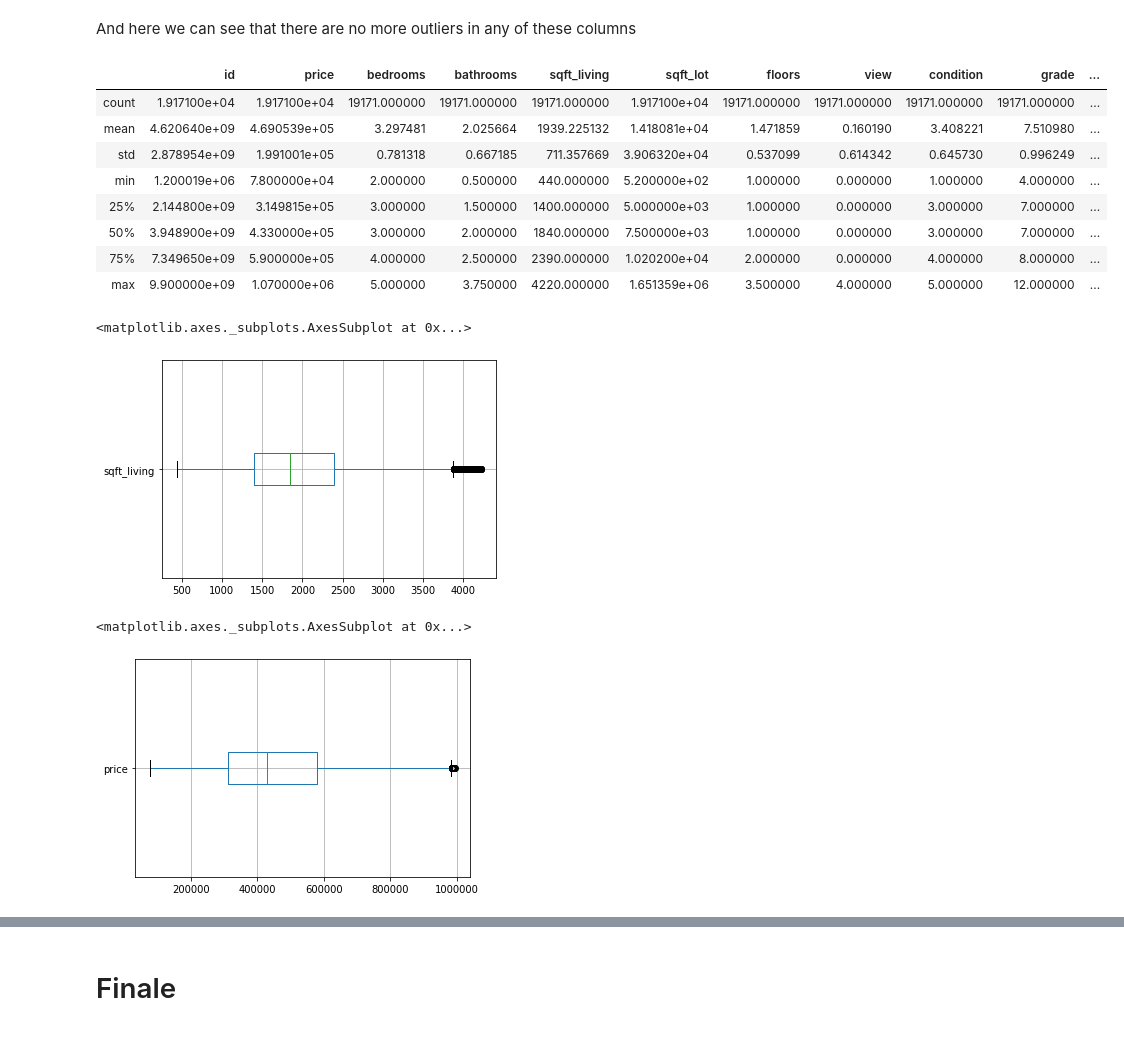
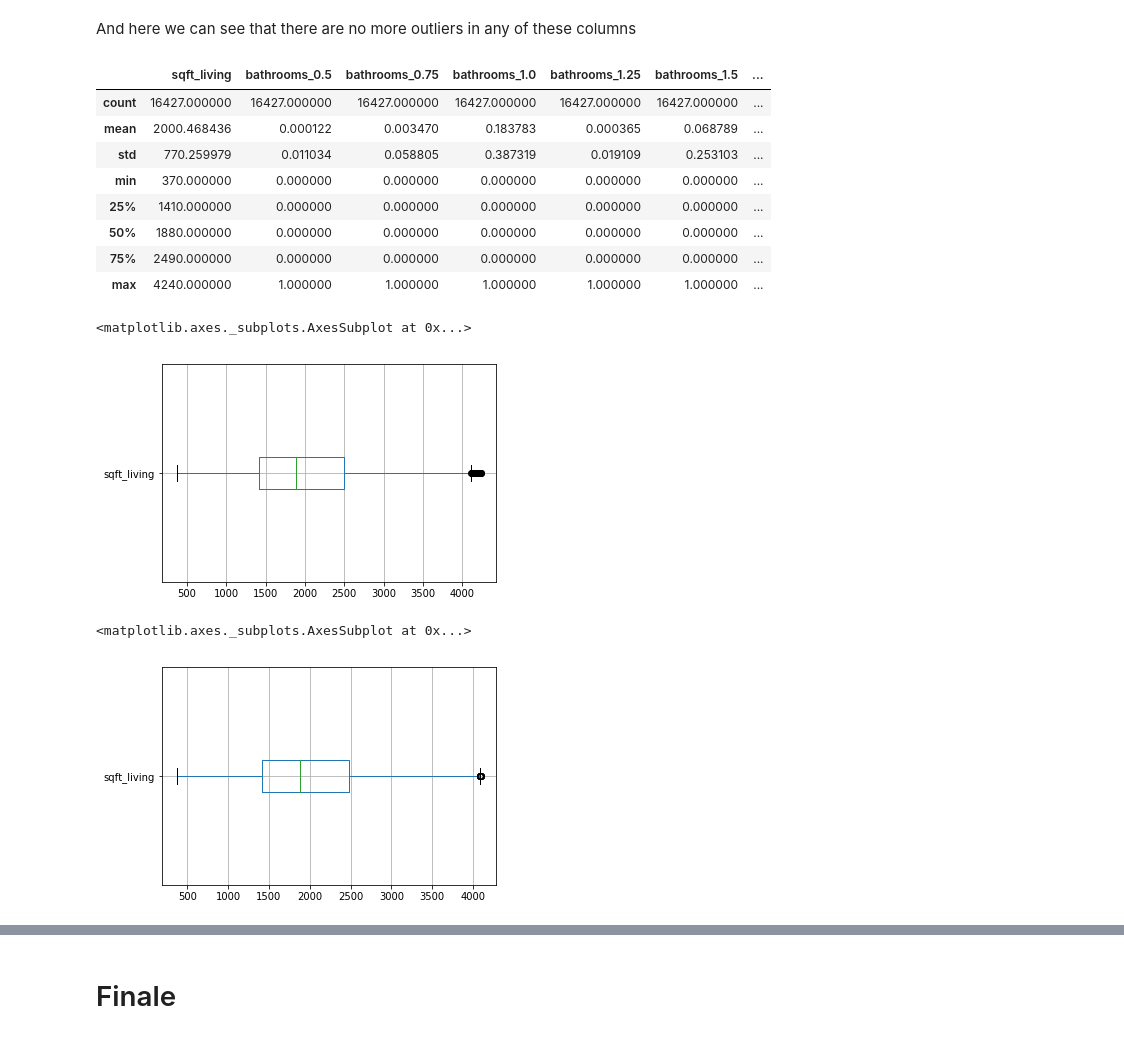
Before and after one commit to jonnelbenjamin/coachmod4project, a Jupyter notebook: 2_data_cleaning.ipynb, the cells around one changed output, grey strips where cells are left out. Drawn from its saved outputs; the diff is of its cells as text; code cells hidden in the pictures.

```diff
--- a/2_data_cleaning.ipynb
+++ b/2_data_cleaning.ipynb
@@ -138,0 +101,6 @@ ValueError: The indices for endog and exog are not aligned
+# %%
+
+categorical_features = ['bathrooms','bedrooms','zipcode','yr_built','grade','condition','view','floors']
+for feature in categorical_features:
+    kcdf[feature] = kcdf[feature].astype('category')
+kcdf.info()
@@ -191,2 +179,17 @@ stripped leading/trailing spaces from all cells of string type
+# %%
+categorial_columns = ['bathrooms','bedrooms','grade','view','floors']
+non_categorial_columns = ['id','date','sqft_lot','condition','yr_built','zipcode','sqft_living15', 'sqft_lot15']
+dummies_df = pd.get_dummies(kcdf, columns=categorial_columns).drop(columns=non_categorial_columns)
+# %%
+# This is
+
+# This sets X to a dataframe consisting of columns with dummy variables & without extra columns
+X = dummies_df.drop(columns=['price'])
+
+# this simply sets y to the price column of the dataframe
+y = dummies_df['price']
+
+# This runs a train/test split with .20 of the data.
+X_train, X_test, y_train, y_test = train_test_split(X, y, test_size = 0.2, random_state=40)
 # %% [markdown]
 And we also want to run a quick check for duplicates.
@@ -230,27 +225,29 @@ kcdf = remove_outliers(kcdf, columns_with_outliers)
+# %%
+X_train = remove_outliers(X_train,['sqft_living'])
 # %% [markdown]
 And here we can see that there are no more outliers in any of these columns
 # %%
-kcdf.describe()
+X_train.describe()
 # %% [output]
-|  | id | price | bedrooms | bathrooms | sqft_living | sqft_lot | floors | view | condition | grade | ... |
-| count | 1.917100e+04 | 1.917100e+04 | 19171.000000 | 19171.000000 | 19171.000000 | 1.917100e+04 | 19171.000000 | 19171.000000 | 19171.000000 | 19171.000000 | ... |
-| mean | 4.620640e+09 | 4.690539e+05 | 3.297481 | 2.025664 | 1939.225132 | 1.418081e+04 | 1.471859 | 0.160190 | 3.408221 | 7.510980 | ... |
-| std | 2.878954e+09 | 1.991001e+05 | 0.781318 | 0.667185 | 711.357669 | 3.906320e+04 | 0.537099 | 0.614342 | 0.645730 | 0.996249 | ... |
-| min | 1.200019e+06 | 7.800000e+04 | 2.000000 | 0.500000 | 440.000000 | 5.200000e+02 | 1.000000 | 0.000000 | 1.000000 | 4.000000 | ... |
-| 25% | 2.144800e+09 | 3.149815e+05 | 3.000000 | 1.500000 | 1400.000000 | 5.000000e+03 | 1.000000 | 0.000000 | 3.000000 | 7.000000 | ... |
-| 50% | 3.948900e+09 | 4.330000e+05 | 3.000000 | 2.000000 | 1840.000000 | 7.500000e+03 | 1.000000 | 0.000000 | 3.000000 | 7.000000 | ... |
-| 75% | 7.349650e+09 | 5.900000e+05 | 4.000000 | 2.500000 | 2390.000000 | 1.020200e+04 | 2.000000 | 0.000000 | 4.000000 | 8.000000 | ... |
-| max | 9.900000e+09 | 1.070000e+06 | 5.000000 | 3.750000 | 4220.000000 | 1.651359e+06 | 3.500000 | 4.000000 | 5.000000 | 12.000000 | ... |
+|  | sqft_living | bathrooms_0.5 | bathrooms_0.75 | bathrooms_1.0 | bathrooms_1.25 | bathrooms_1.5 | ... |
+| count | 16427.000000 | 16427.000000 | 16427.000000 | 16427.000000 | 16427.000000 | 16427.000000 | ... |
+| mean | 2000.468436 | 0.000122 | 0.003470 | 0.183783 | 0.000365 | 0.068789 | ... |
+| std | 770.259979 | 0.011034 | 0.058805 | 0.387319 | 0.019109 | 0.253103 | ... |
+| min | 370.000000 | 0.000000 | 0.000000 | 0.000000 | 0.000000 | 0.000000 | ... |
+| 25% | 1410.000000 | 0.000000 | 0.000000 | 0.000000 | 0.000000 | 0.000000 | ... |
+| 50% | 1880.000000 | 0.000000 | 0.000000 | 0.000000 | 0.000000 | 0.000000 | ... |
+| 75% | 2490.000000 | 0.000000 | 0.000000 | 0.000000 | 0.000000 | 0.000000 | ... |
+| max | 4240.000000 | 1.000000 | 1.000000 | 1.000000 | 1.000000 | 1.000000 | ... |
 # %%
 # Look! We still have outliers for price!!
-kcdf.boxplot(column='sqft_living', vert=False)
+X_train.boxplot(column='sqft_living', vert=False)
 # %% [output]
 <matplotlib.axes._subplots.AxesSubplot at 0x...>
-[figure, old version]
+[figure, new version]
 # %%
-kcdf = remove_outliers(kcdf, columns_with_outliers)
-kcdf.boxplot(column='price', vert=False)
+X_train = remove_outliers(X_train, ['sqft_living'])
+X_train.boxplot(column='sqft_living', vert=False)
 # %% [output]
 <matplotlib.axes._subplots.AxesSubplot at 0x...>
-[figure, old version]
+[figure, new version]
 # %%
```
Also changed, not shown: parts of 21 cells of this notebook, 4 other files.
